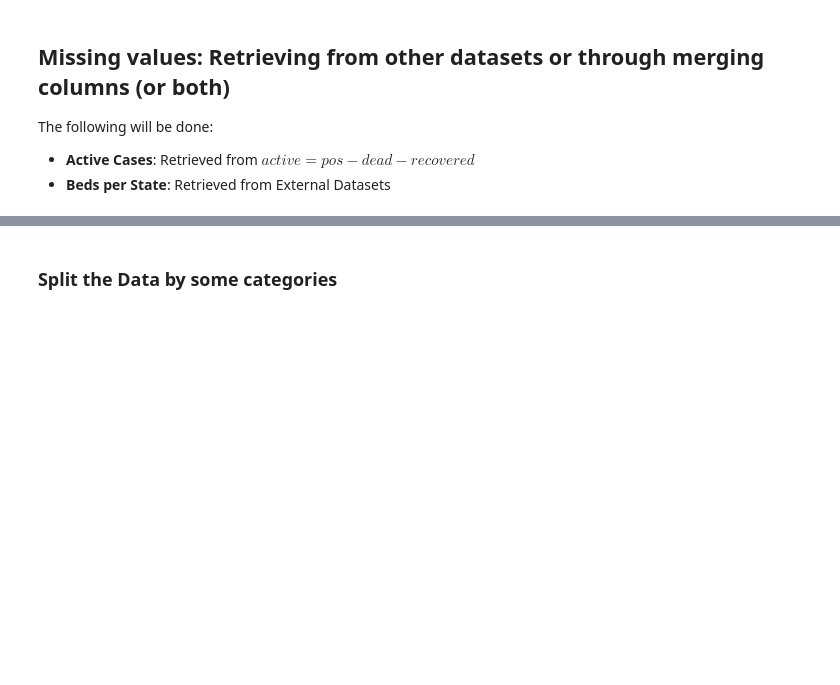
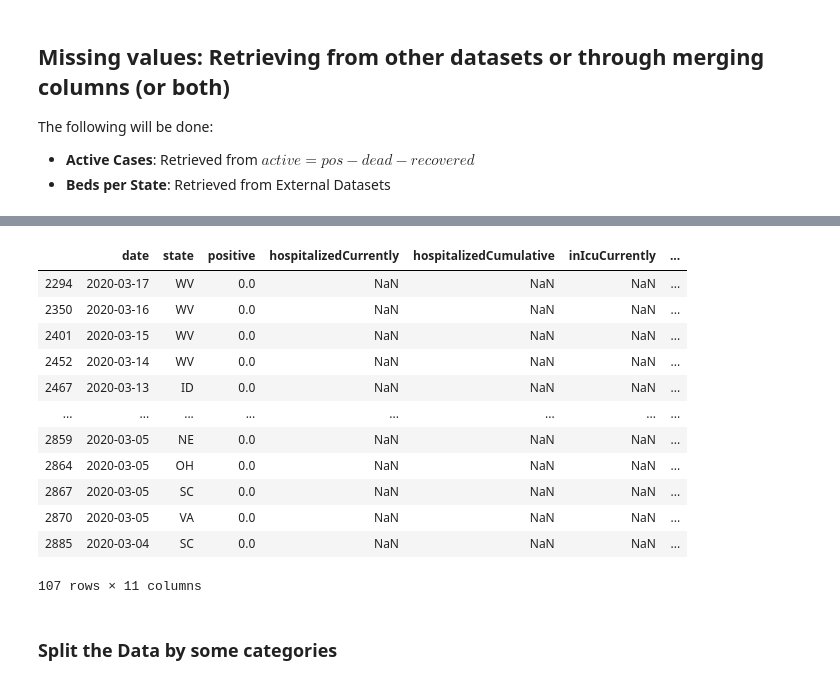
Before and after one commit to neilmizzi/COVID19, a Jupyter notebook: main.ipynb, the cells around one changed output, grey strips where cells are left out. Saved outputs shown, nothing was run; the diff lists cells and outputs as text; code cells hidden in the pictures; blank space fills up the shorter version.

```diff
--- a/main.ipynb
+++ b/main.ipynb
@@ -81,3 +132,20 @@ all_cases
+# %%
+# check which states have 0 positive cases
+all_cases.loc[all_cases['positive'] == 0]
+# %% [output]
+|  | date | state | positive | hospitalizedCurrently | hospitalizedCumulative | inIcuCurrently | ... |
+| 2294 | 2020-03-17 | WV | 0.0 | NaN | NaN | NaN | ... |
+| 2350 | 2020-03-16 | WV | 0.0 | NaN | NaN | NaN | ... |
+| 2401 | 2020-03-15 | WV | 0.0 | NaN | NaN | NaN | ... |
+| 2452 | 2020-03-14 | WV | 0.0 | NaN | NaN | NaN | ... |
+| 2467 | 2020-03-13 | ID | 0.0 | NaN | NaN | NaN | ... |
+| ... | ... | ... | ... | ... | ... | ... | ... |
+| 2859 | 2020-03-05 | NE | 0.0 | NaN | NaN | NaN | ... |
+| 2864 | 2020-03-05 | OH | 0.0 | NaN | NaN | NaN | ... |
+| 2867 | 2020-03-05 | SC | 0.0 | NaN | NaN | NaN | ... |
+| 2870 | 2020-03-05 | VA | 0.0 | NaN | NaN | NaN | ... |
+| 2885 | 2020-03-04 | SC | 0.0 | NaN | NaN | NaN | ... |
+107 rows × 11 columns
 # %% [markdown]
 ### Split the Data by some categories
 # %%
```
Also changed, not shown: parts of 15 cells of this notebook, 5 other files.
